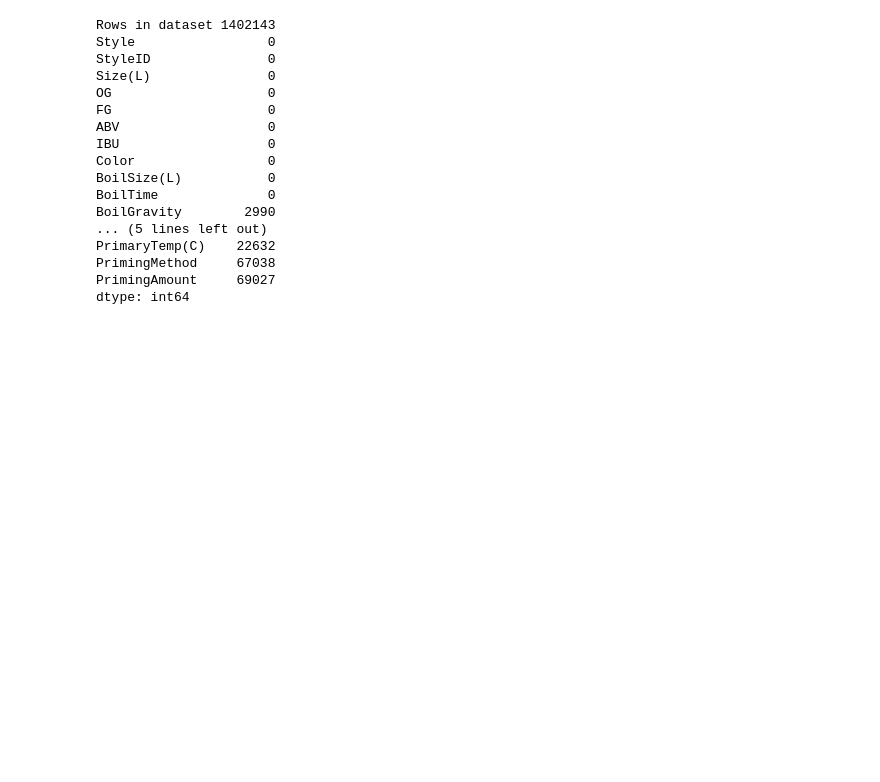
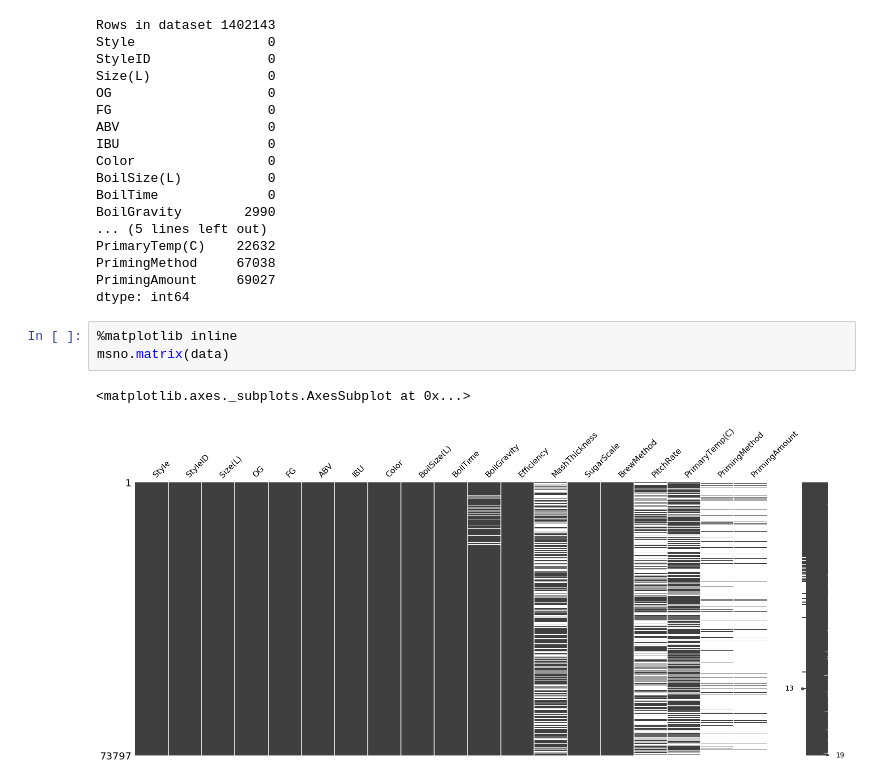
Before and after one commit to BabaZibulya/DataMining, a Jupyter notebook: preprocessing.ipynb, the cells around one changed output. Saved outputs shown, nothing was run; the diff lists cells and outputs as text; blank space fills up the shorter version.

```diff
--- a/preprocessing.ipynb
+++ b/preprocessing.ipynb
@@ -45,6 +56,12 @@ PrimaryTemp(C)    22632
 PrimingMethod     67038
 PrimingAmount     69027
 dtype: int64
+# %%
+%matplotlib inline
+msno.matrix(data)
+# %% [output]
+<matplotlib.axes._subplots.AxesSubplot at 0x...>
+[figure, added]
 # %%
 """Unique labels (Style and StyleID)"""
 styles = data['Style'].unique()
```
Also changed, not shown: parts of 14 cells of this notebook.
